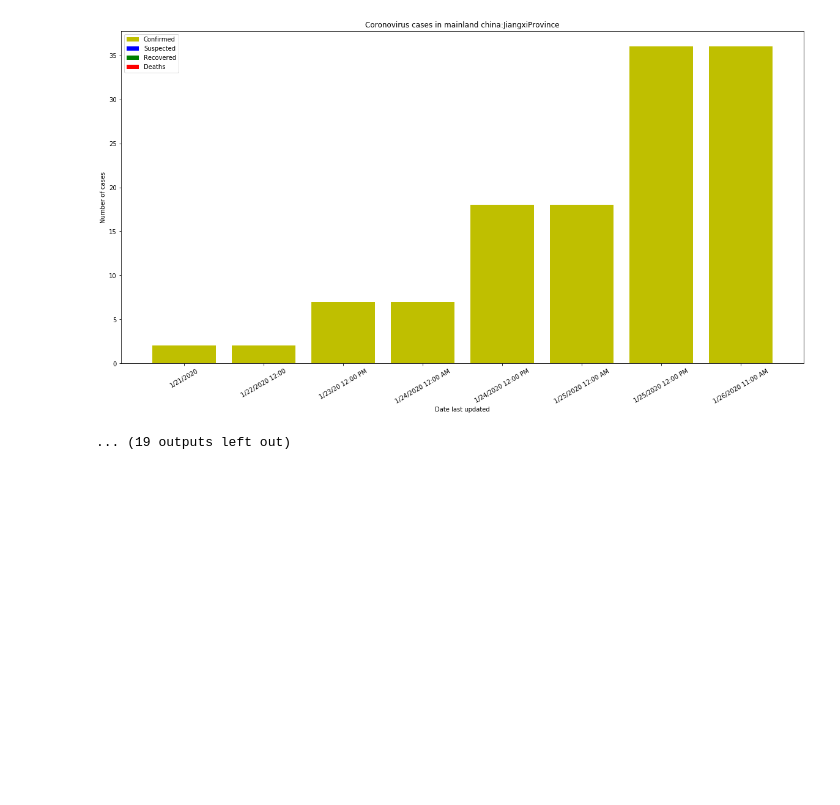
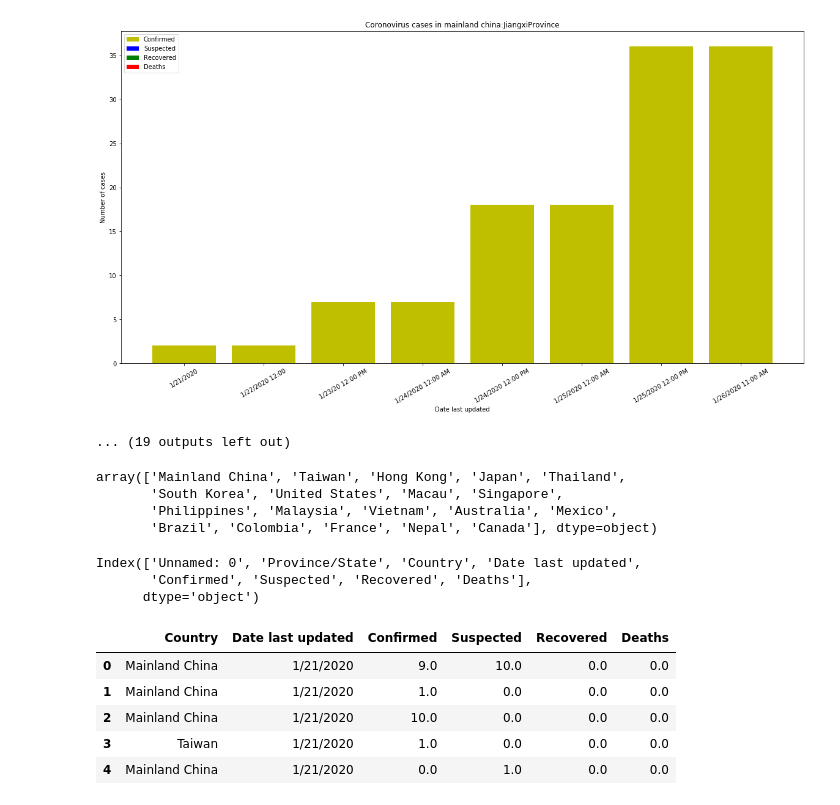
Before and after one commit to mihirmak/coronavirus_visualizations, a Jupyter notebook: Visualization_CV.ipynb, the cells around one changed output. Drawn from its saved outputs; the diff is of its cells as text; code cells hidden in the pictures; blank space fills up the shorter version.

```diff
--- a/Visualization_CV.ipynb
+++ b/Visualization_CV.ipynb
@@ -62,3 +62,26 @@ for x in mainland_china_data["Province/State"].unique():
 [figure]
 [figure]
 ... (19 outputs left out)
+# %%
+df1["Country"].unique()
+# %% [output]
+array(['Mainland China', 'Taiwan', 'Hong Kong', 'Japan', 'Thailand',
+       'South Korea', 'United States', 'Macau', 'Singapore',
+       'Philippines', 'Malaysia', 'Vietnam', 'Australia', 'Mexico',
+       'Brazil', 'Colombia', 'France', 'Nepal', 'Canada'], dtype=object)
+# %%
+df1.columns
+# %% [output]
+Index(['Unnamed: 0', 'Province/State', 'Country', 'Date last updated',
+       'Confirmed', 'Suspected', 'Recovered', 'Deaths'],
+      dtype='object')
+# %%
+df2=df1.drop(columns=["Unnamed: 0","Province/State"])
+df2.head()
+# %% [output]
+|  | Country | Date last updated | Confirmed | Suspected | Recovered | Deaths |
+| 0 | Mainland China | 1/21/2020 | 9.0 | 10.0 | 0.0 | 0.0 |
+| 1 | Mainland China | 1/21/2020 | 1.0 | 0.0 | 0.0 | 0.0 |
+| 2 | Mainland China | 1/21/2020 | 10.0 | 0.0 | 0.0 | 0.0 |
+| 3 | Taiwan | 1/21/2020 | 1.0 | 0.0 | 0.0 | 0.0 |
+| 4 | Mainland China | 1/21/2020 | 0.0 | 1.0 | 0.0 | 0.0 |
```
Also changed, not shown: parts of 6 cells of this notebook.
